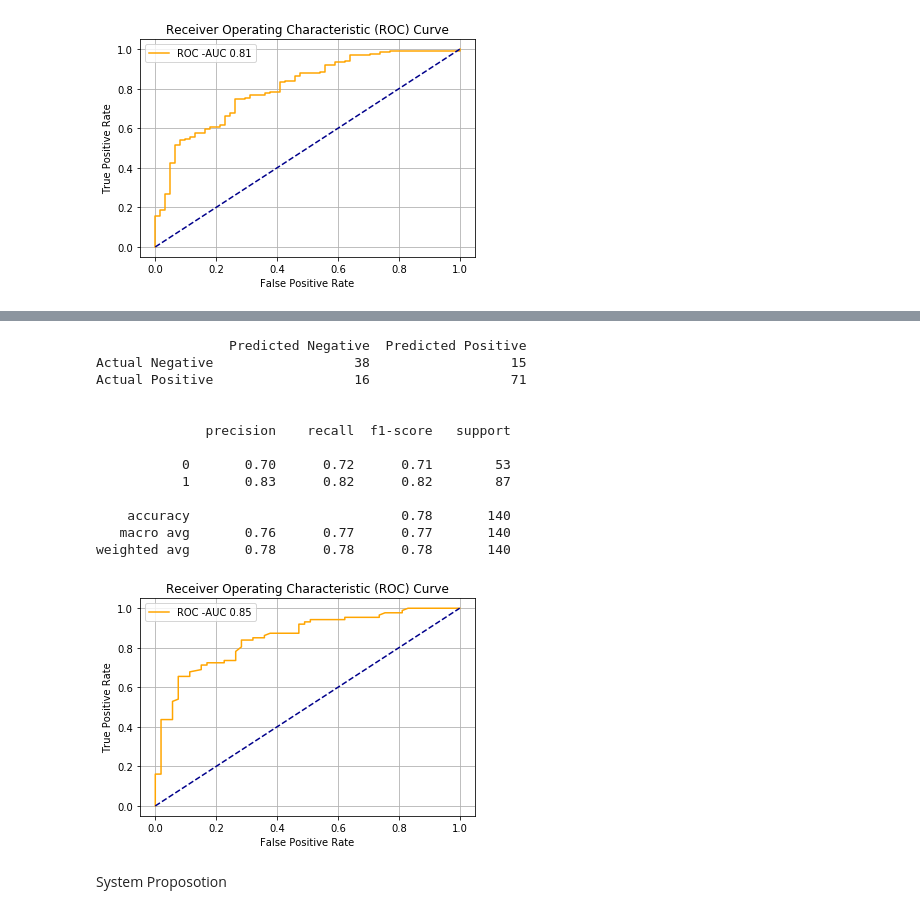
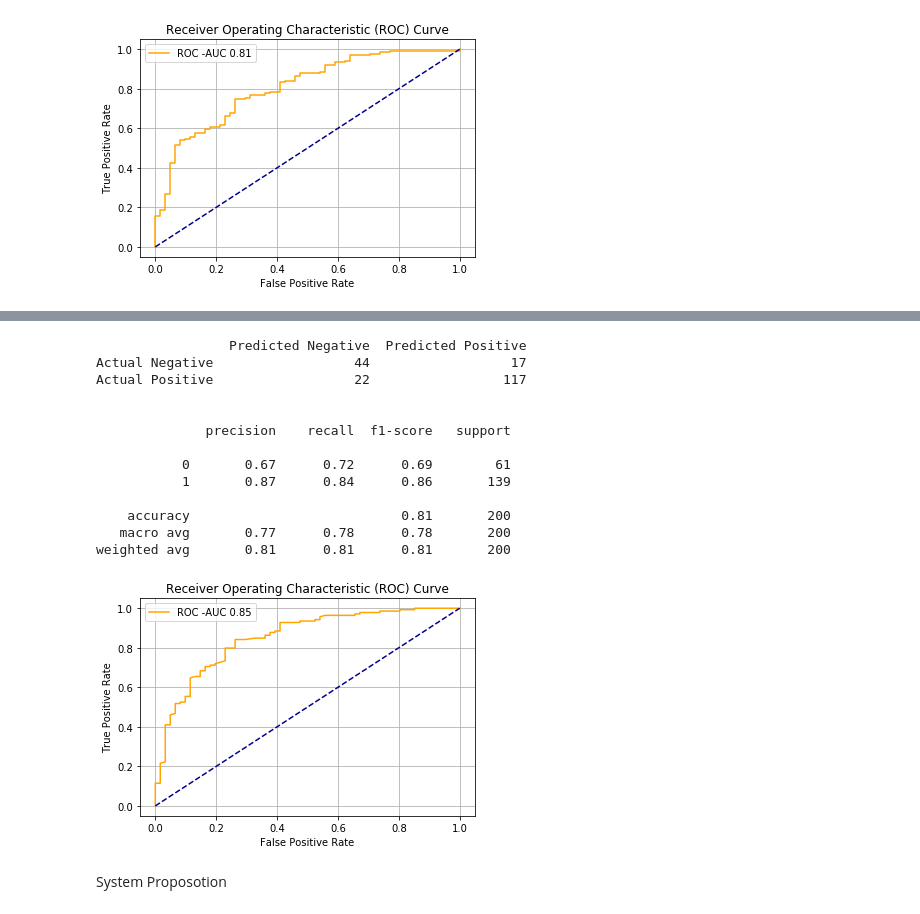
Before and after one commit to Bartloc/ml-german-credit, a Jupyter notebook: German-Credit-Data-ML-mixed.ipynb, the cells around one changed output, grey strips where cells are left out. Cells and saved outputs as stored; diff of their text form; code cells hidden in the pictures.

```diff
--- a/German-Credit-Data-ML-mixed.ipynb
+++ b/German-Credit-Data-ML-mixed.ipynb
@@ -170,0 +171,3 @@ X_u_train, X_u_test, y_u_train, y_u_test = train_test_split(X_u,y_u,test_size=0.
+# %%
+Xy_train=pd.concat([X_train,y_train],axis=1)
+Xy_train['classification'].value_counts()
@@ -171,3 +178,7 @@ X_u_train, X_u_test, y_u_train, y_u_test = train_test_split(X_u,y_u,test_size=0.
+# %%
+Xy_train_undersampl=pd.concat([Xy_train[Xy_train['classification']==0],Xy_train[Xy_train['classification']==1].sample(n=320)]).sample(frac=1)
+X_u_train=Xy_train_undersampl.drop('classification',axis=1)
+y_u_train=Xy_train_undersampl['classification']
 # %%
 y_test.value_counts()
 # %% [output]
@@ -395,23 +386,23 @@ Comp_DF['FOREST']['AUC']=auc
 # %%
 from sklearn.ensemble import RandomForestClassifier
 rfc_u=RandomForestClassifier(n_estimators=500)
 rfc_u.fit(X_u_train,y_u_train)
-predictions = rfc_u.predict(X_u_test)
-probs = rfc_u.predict_proba(X_u_test)
-auc = analize_data(X_u_test,y_u_test,predictions,probs)
+predictions = rfc_u.predict(X_test)
+probs = rfc_u.predict_proba(X_test)
+auc = analize_data(X_test,y_test,predictions,probs)
 # %% [output]
                  Predicted Negative  Predicted Positive
-Actual Negative                  38                  15
-Actual Positive                  16                  71
+Actual Negative                  44                  17
+Actual Positive                  22                 117
 
 
               precision    recall  f1-score   support
 
-           0       0.70      0.72      0.71        53
-           1       0.83      0.82      0.82        87
+           0       0.67      0.72      0.69        61
+           1       0.87      0.84      0.86       139
 
-    accuracy                           0.78       140
-   macro avg       0.76      0.77      0.77       140
-weighted avg       0.78      0.78      0.78       140
+    accuracy                           0.81       200
+   macro avg       0.77      0.78      0.78       200
+weighted avg       0.81      0.81      0.81       200
-[figure, old version]
+[figure, new version]
 # %%
```
Also changed, not shown: parts of 18 cells of this notebook.
